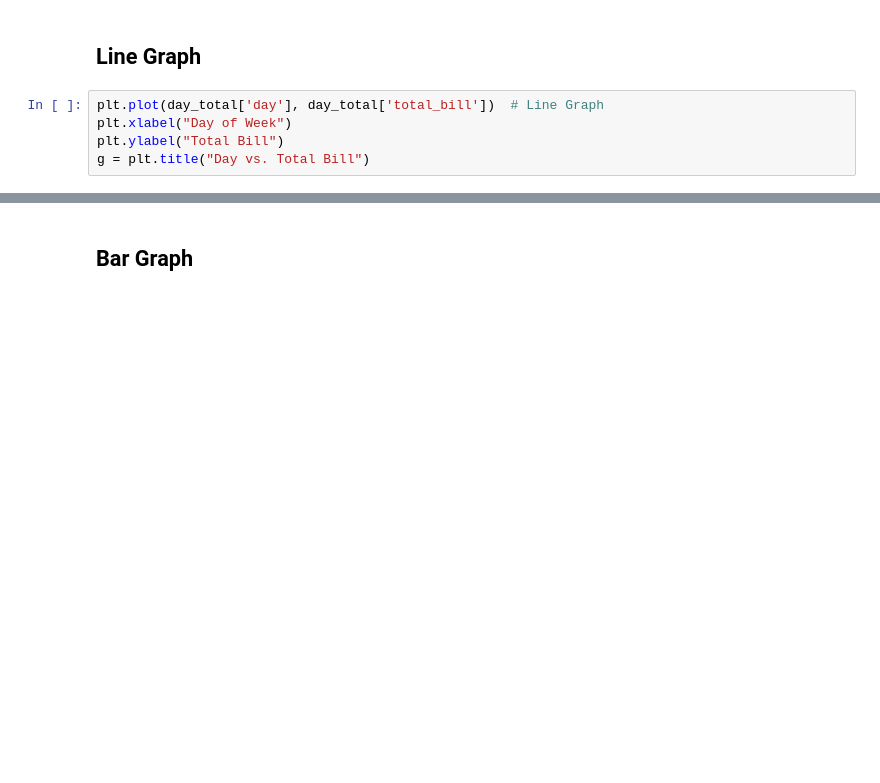
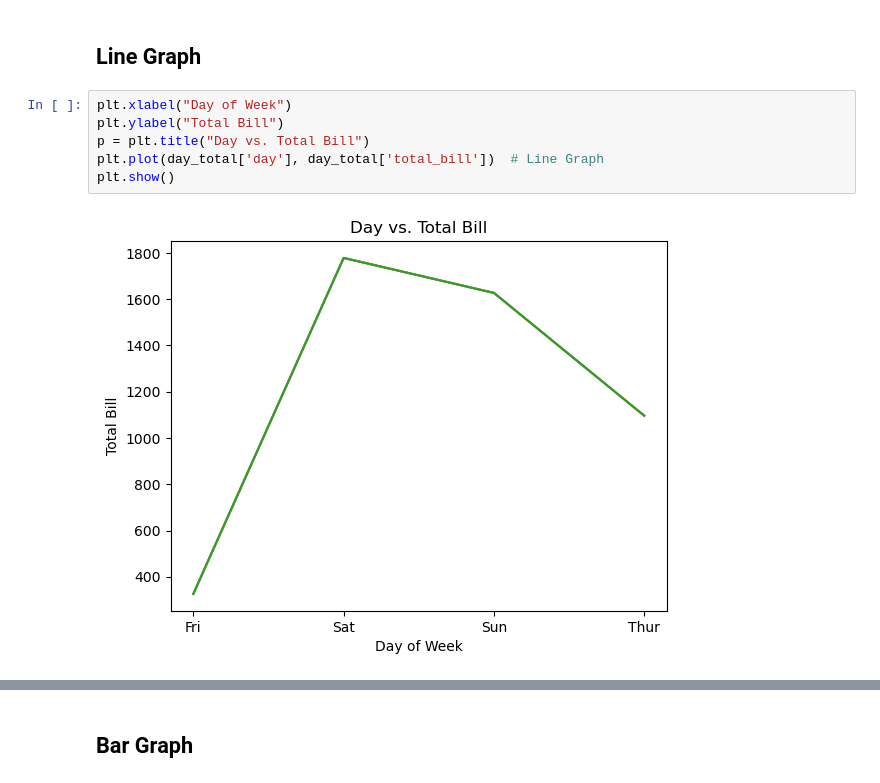
Before and after one commit to srikanthpragada/DS_10_DEC_2024, a Jupyter notebook: plots/matplotlibdemo.ipynb, the cells around one changed output, grey strips where cells are left out. Drawn from its saved outputs; the diff is of its cells as text; blank space fills up the shorter version.

```diff
--- a/plots/matplotlibdemo.ipynb
+++ b/plots/matplotlibdemo.ipynb
@@ -45,11 +36,14 @@ day_total
 | 3 | Thur | 1096.33 |
 # %% [markdown]
 ## Line Graph
-# %%
-plt.plot(day_total['day'], day_total['total_bill'])  # Line Graph
-plt.xlabel("Day of Week")
-plt.ylabel("Total Bill")
-g = plt.title("Day vs. Total Bill")
+# %%
+plt.xlabel("Day of Week")
+plt.ylabel("Total Bill")
+p = plt.title("Day vs. Total Bill")
+plt.plot(day_total['day'], day_total['total_bill'])  # Line Graph
+plt.show()
+# %% [output]
+[figure, added]
 # %%
 plt.title("Day-wise Total Bill")
 plt.xlabel("Day")
```
Also changed, not shown: parts of 14 cells of this notebook, 1 other file.
